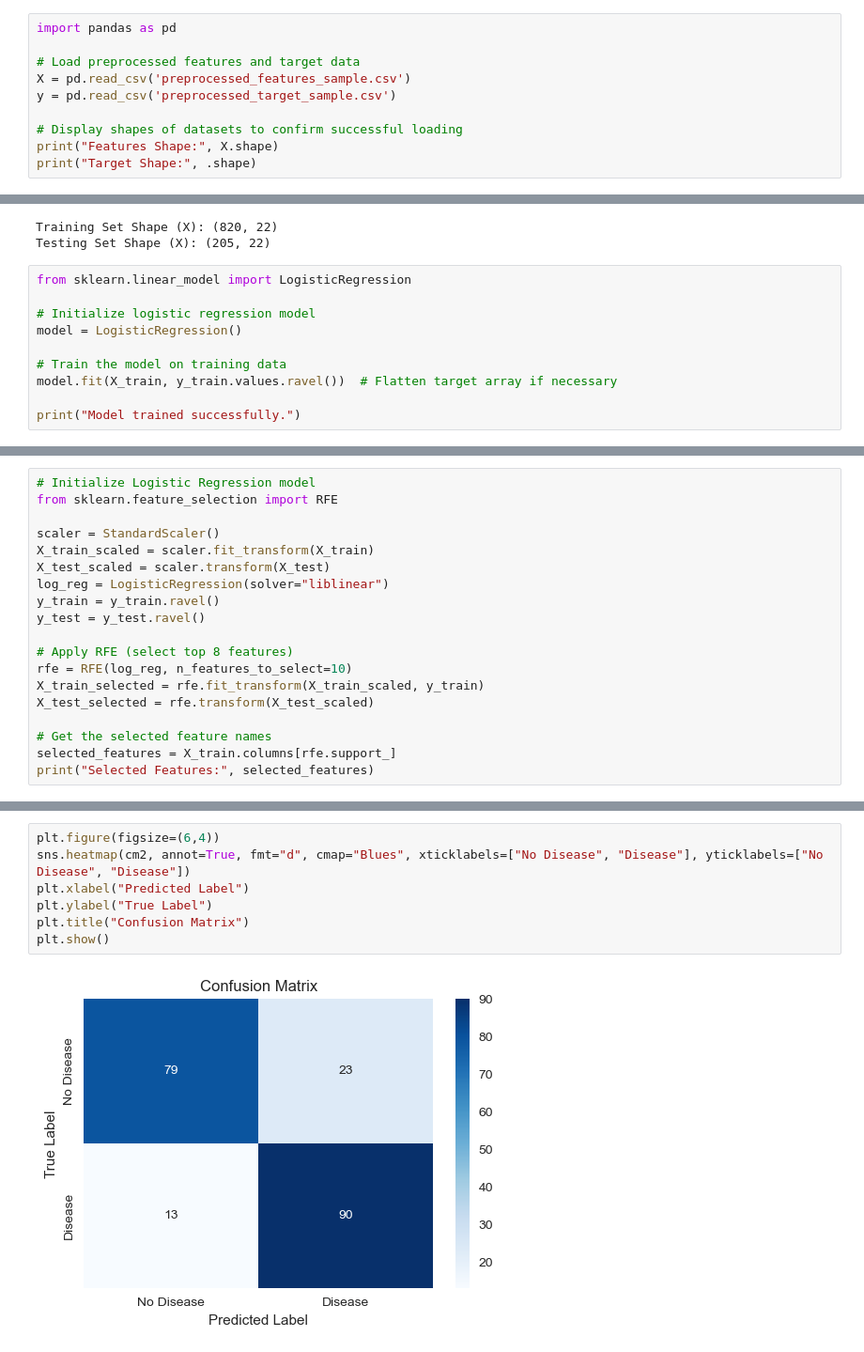
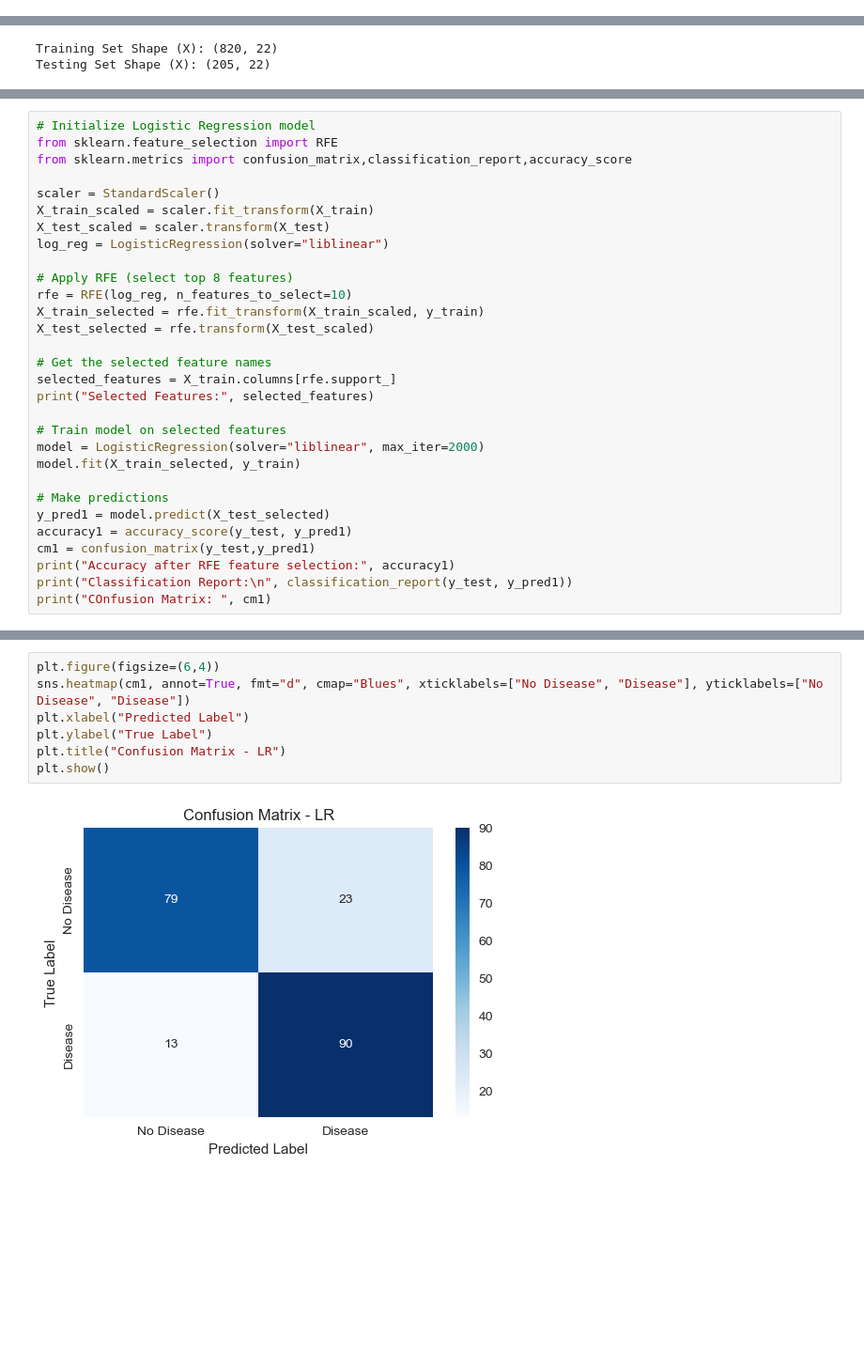
Before and after one commit to sumedha-ganguli/ds_project, a Jupyter notebook: Heart_Disease_Prediction.ipynb, the cells around one changed output, grey strips where cells are left out. Shown at 94% size. Drawn from its saved outputs; the diff is of its cells as text; blank space fills up the shorter version.

Commit message:
Updated notebook after 4 models

```diff
--- a/Heart_Disease_Prediction.ipynb
+++ b/Heart_Disease_Prediction.ipynb
@@ -84,10 +72,0 @@ y.to_csv("preprocessed_target_sample.csv", index=False)
-# %%
-import pandas as pd
-
-# Load preprocessed features and target data
-X = pd.read_csv('preprocessed_features_sample.csv')
-y = pd.read_csv('preprocessed_target_sample.csv')
-
-# Display shapes of datasets to confirm successful loading
-print("Features Shape:", X.shape)
-print("Target Shape:", .shape)
@@ -104,13 +81,3 @@ print("Testing Set Shape (X):", X_test.shape)
 # %% [output]
 Training Set Shape (X): (820, 22)
 Testing Set Shape (X): (205, 22)
-# %%
-from sklearn.linear_model import LogisticRegression
-
-# Initialize logistic regression model
-model = LogisticRegression()
-
-# Train the model on training data
-model.fit(X_train, y_train.values.ravel())  # Flatten target array if necessary
-
-print("Model trained successfully.")
@@ -154,13 +86,12 @@ plt.show()
 # %%
 # Initialize Logistic Regression model
 from sklearn.feature_selection import RFE
+from sklearn.metrics import confusion_matrix,classification_report,accuracy_score
 
 scaler = StandardScaler()
 X_train_scaled = scaler.fit_transform(X_train)
 X_test_scaled = scaler.transform(X_test)
 log_reg = LogisticRegression(solver="liblinear")
-y_train = y_train.ravel()
-y_test = y_test.ravel()
 
 # Apply RFE (select top 8 features)
 rfe = RFE(log_reg, n_features_to_select=10)
@@ -170,6 +101,18 @@ X_test_selected = rfe.transform(X_test_scaled)
 # Get the selected feature names
 selected_features = X_train.columns[rfe.support_]
 print("Selected Features:", selected_features)
+
+# Train model on selected features
+model = LogisticRegression(solver="liblinear", max_iter=2000)
+model.fit(X_train_selected, y_train)
+
+# Make predictions
+y_pred1 = model.predict(X_test_selected)
+accuracy1 = accuracy_score(y_test, y_pred1)
+cm1 = confusion_matrix(y_test,y_pred1)
+print("Accuracy after RFE feature selection:", accuracy1)
+print("Classification Report:\n", classification_report(y_test, y_pred1))
+print("COnfusion Matrix: ", cm1)
 # %% [output]
 Selected Features: Index(['sex', 'oldpeak', 'cp_1', 'cp_2', 'cp_3', 'slope_1', 'ca_1', 'ca_2',
        'ca_3', 'thal_2'],
@@ -203,10 +133,10 @@ COnfusion Matrix:  [[79 23]
 # %%
 plt.figure(figsize=(6,4))
-sns.heatmap(cm2, annot=True, fmt="d", cmap="Blues", xticklabels=["No Disease", "Disease"], yticklabels=["No Disease", "Disease"])
+sns.heatmap(cm1, annot=True, fmt="d", cmap="Blues", xticklabels=["No Disease", "Disease"], yticklabels=["No Disease", "Disease"])
 plt.xlabel("Predicted Label")
 plt.ylabel("True Label")
-plt.title("Confusion Matrix")
+plt.title("Confusion Matrix - LR")
 plt.show()
 # %% [output]
-[figure, old version]
+[figure, new version]
 # %% [markdown]
```
Also changed, not shown: parts of 20 cells of this notebook.
